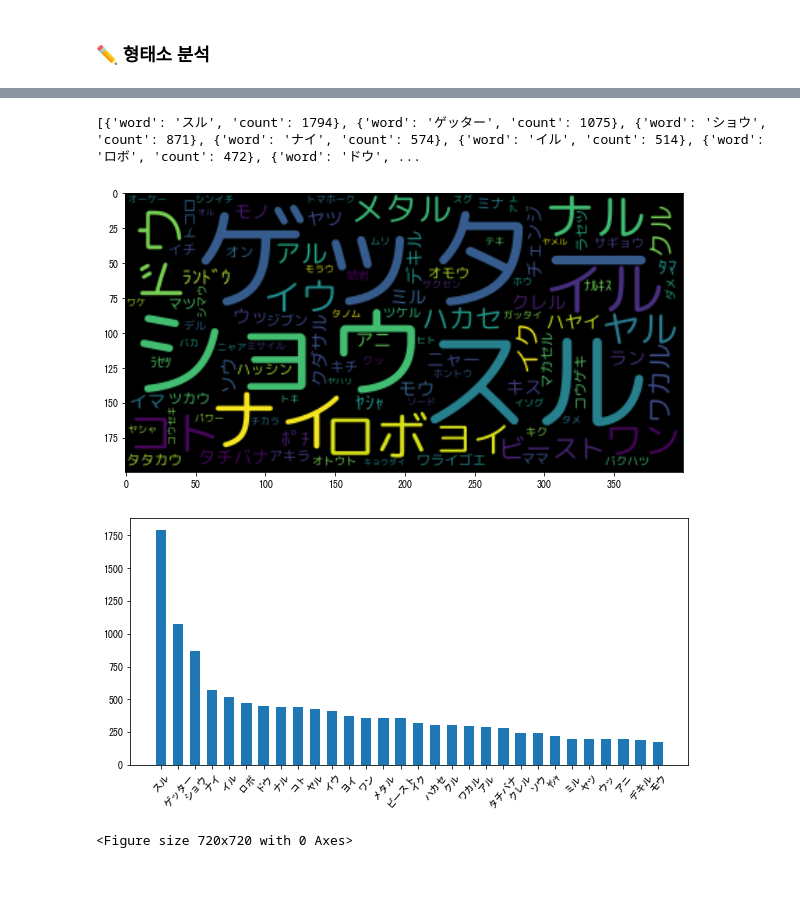
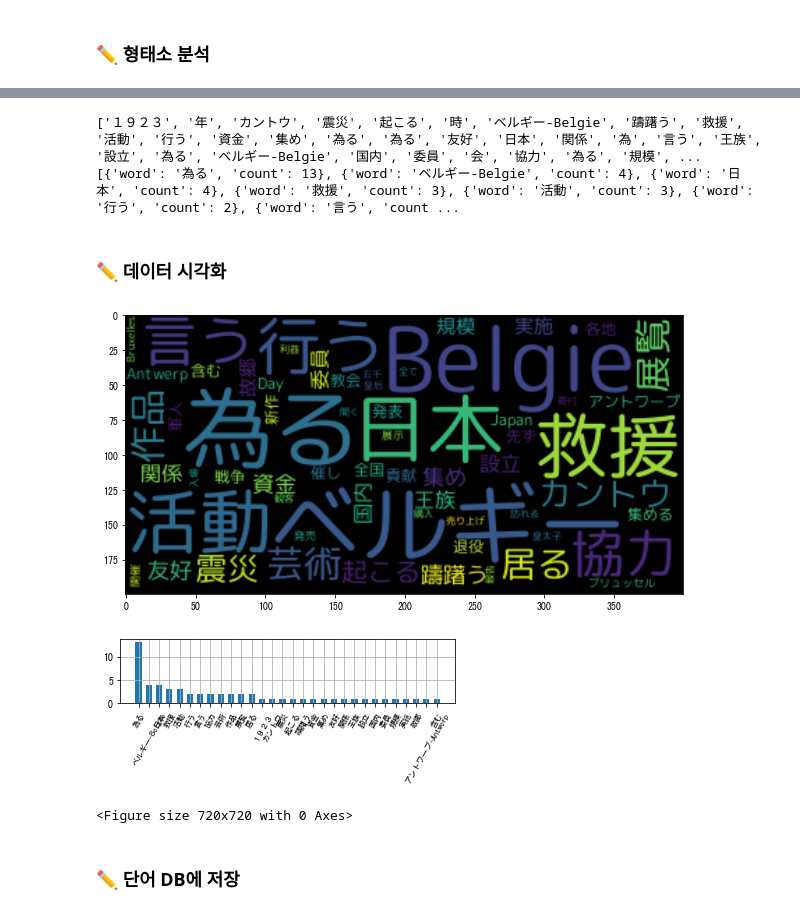
Before and after one commit to soaeng/subtitle, a Jupyter notebook: analysis.ipynb, the cells around one changed output, grey strips where cells are left out. Saved outputs shown, nothing was run; the diff lists cells and outputs as text; code cells hidden in the pictures; blank space fills up the shorter version.

```diff
--- a/analysis.ipynb
+++ b/analysis.ipynb
@@ -70,18 +82,23 @@ print("불용어: ", stop_words)
 # %% [markdown]
 ### ✏️ 형태소 분석
 # %%
+# coding=utf-8
+
 import sys
 import MeCab
 
 sentence = ""
 file_path = "C:\\Users\\sodud\\study\\ssafy_spec_pjt\\subtitle\\data\\refined_text\\"
-text = open(file_path + "Getter_Robot_Go_001.txt", "r", encoding="UTF8")
+file_name = "Ni_Ten_Yonsan_Seiin_Koukou_Danshi_Volley-bu_001.txt"
+text = open(file_path + file_name, "r", encoding="UTF8")
 for line in text:
   sentence += line
 
 try:
   # 품사 분석
-  tagger = MeCab.Tagger()
+  # tagger = MeCab.Tagger()
+  # tagger = MeCab.Tagger("-O wakati")
+  tagger = MeCab.Tagger("-F%m\\t --unk-feature 未知語")
 
   # 기본 출력 결과
   # print(tagger.parse(sentence))
@@ -90,7 +107,7 @@ try:
   m = tagger.parseToNode(sentence)
   while m:
     feature = m.feature.split(",")
-    # print(m.surface, "\t", feature[0])
+    print(m.surface, "\t", feature[0])
     m = m.next
   print("EOS")
 
@@ -121,15 +204,16 @@ version: 102
 # %%
 from collections import Counter
 
+
 # 포함 품사: 명사, 동사, 형용사, 부사, 고유명사
-CONTENT_WORD_POS = ("名詞", "動詞", "形容詞", "副詞")
-IGNORE = ("接尾", "非自立", "代名詞") # 접미사, 비자립, 대명사, 보조기호
+CONTENT_WORD_POS = ("名詞", "動詞", "形容詞", "副詞", "未知語")
+# 제외 품사: 접미사, 비자립, 대명사, 보조기호
+IGNORE = ("接尾", "非自立", "代名詞")
 
 # def is_content_word(feature):
 #   return feature.startswith(CONTENT_WORD_POS)
 def is_content_word(feature):
     return feature.startswith(CONTENT_WORD_POS) and all(f not in IGNORE for f in feature.split(",")[:6])
-
 
 content_words = []
 
@@ -141,11 +225,12 @@ for text in text_list:
   while m:
     # 해당되는 단어만 뽑기
     if is_content_word(m.feature):
-      word = m.feature.split(",")[6] if len(m.feature.split(",")) > 6 and m.feature.split(",")[6] != "*" else m.surface
+      word = m.feature.split(",")[7] if len(m.feature.split(",")) > 6 and m.feature.split(",")[6] != "*" else m.surface
       if word not in stop_words:
         content_words.append((word))
     m = m.next
 
+print(content_words)
 # 빈도수 계산
 count = Counter(content_words)
 
@@ -167,12 +252,15 @@ print(word_count)
 # print(words)
 # print(len(words))
 # %% [output]
-[{'word': 'スル', 'count': 1794}, {'word': 'ゲッター', 'count': 1075}, {'word': 'ショウ', 'count': 871}, {'word': 'ナイ', 'count': 574}, {'word': 'イル', 'count': 514}, {'word': 'ロボ', 'count': 472}, {'word': 'ドウ', ...
+['１９２３', '年', 'カントウ', '震災', '起こる', '時', 'ベルギー-Belgie', '躊躇う', '救援', '活動', '行う', '資金', '集め', '為る', '為る', '友好', '日本', '関係', '為', '言う', '王族', '設立', '為る', 'ベルギー-Belgie', '国内', '委員', '会', '協力', '為る', '規模', ...
+[{'word': '為る', 'count': 13}, {'word': 'ベルギー-Belgie', 'count': 4}, {'word': '日本', 'count': 4}, {'word': '救援', 'count': 3}, {'word': '活動', 'count': 3}, {'word': '行う', 'count': 2}, {'word': '言う', 'count ...
 # %%
 counts = []
 for i in word_count:
   # print(i["count"])
   counts.append(i["word"])
+# %% [markdown]
+### ✏️ 데이터 시각화
 # %%
 import numpy as np
 import pandas as pd
@@ -196,36 +284,38 @@ def pairing_word_cnt(word_count):
 def show_bar_chart(font_path, data):
   # 폰트 설정
   font_name = fm.FontProperties(fname="C:/Windows/Fonts/msgothic.ttc").get_name()
   plt.rc("font", family=font_name)
 
   # 30개씩의 데이터만
   x = list(data.keys())[:30]
   y = list(data.values())[:30]
 
   # 그래프 비율
-  ax = plt.subplot(2, 1, 1)
+  ax = plt.subplot(3, 1, 1)
 
   # 막대 설정
   plt.bar(x, y, width=.6)
-
+  plt.grid(True)
   # x축 레이블 설정
-  plt.xticks(fontsize=10, rotation=50)
+  plt.xticks(fontsize=8, rotation=60)
 
   # 그래프 이미지 사이즈 설정
   plt.figure(figsize=(10, 10))
   plt.show()
 
 # 데이터 시각화(워드 클리우드)
 def show_wordcloud(font_path, data):
   # wordcloud = WordCloud(font_path).generate(" ".join(data))
   wordcloud = WordCloud(font_path).generate(" ".join(data))
   plt.figure(figsize=(10, 10))
   plt.imshow(wordcloud, interpolation="bilinear")
   plt.show()
 
 show_wordcloud(font_path, words)
 show_bar_chart(font_path, pairing_word_cnt(word_count))
 # %% [output]
-[figure, old version]
+[figure, new version]
-[figure, old version]
+[figure, new version]
 <Figure size 720x720 with 0 Axes>
+# %% [markdown]
+### ✏️ 단어 DB에 저장
```
Also changed, not shown: parts of 7 cells of this notebook.
